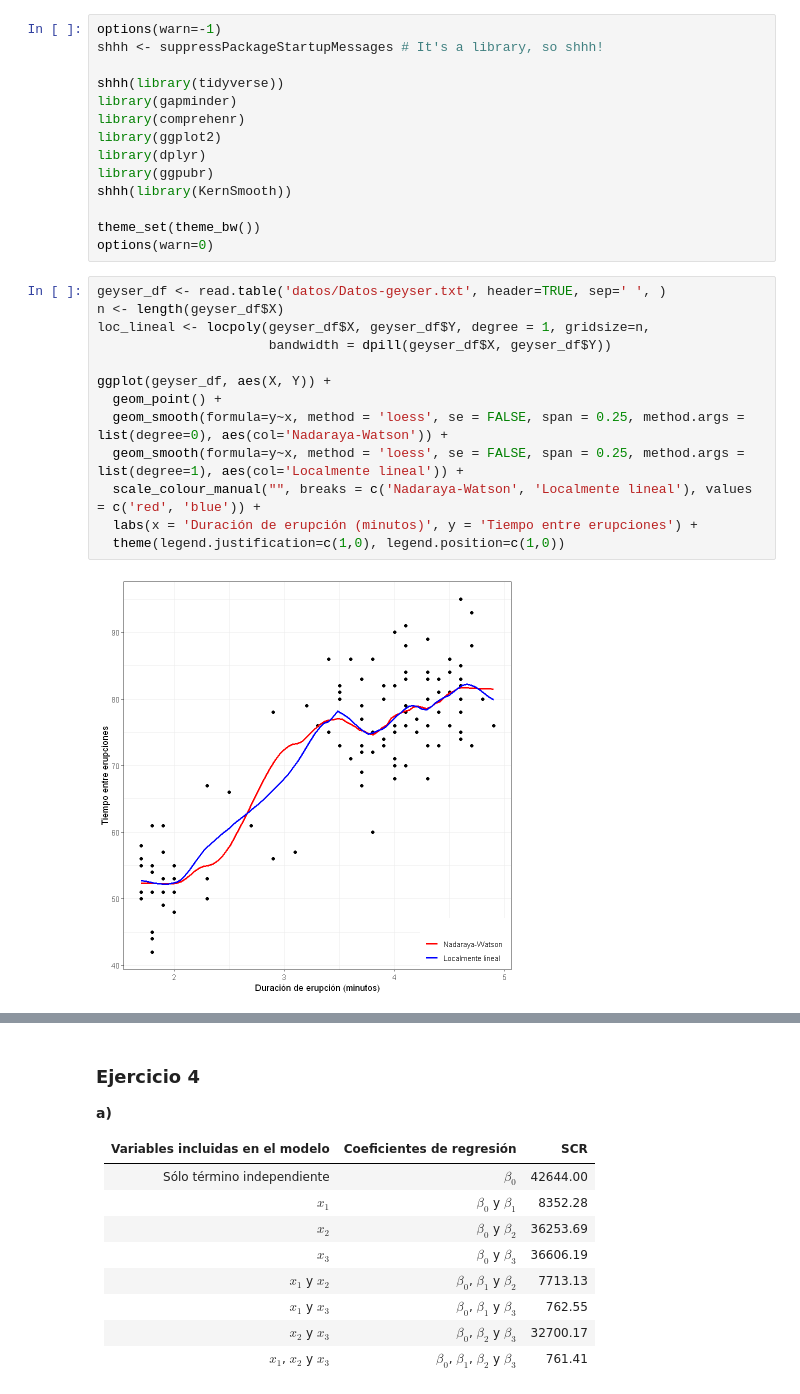
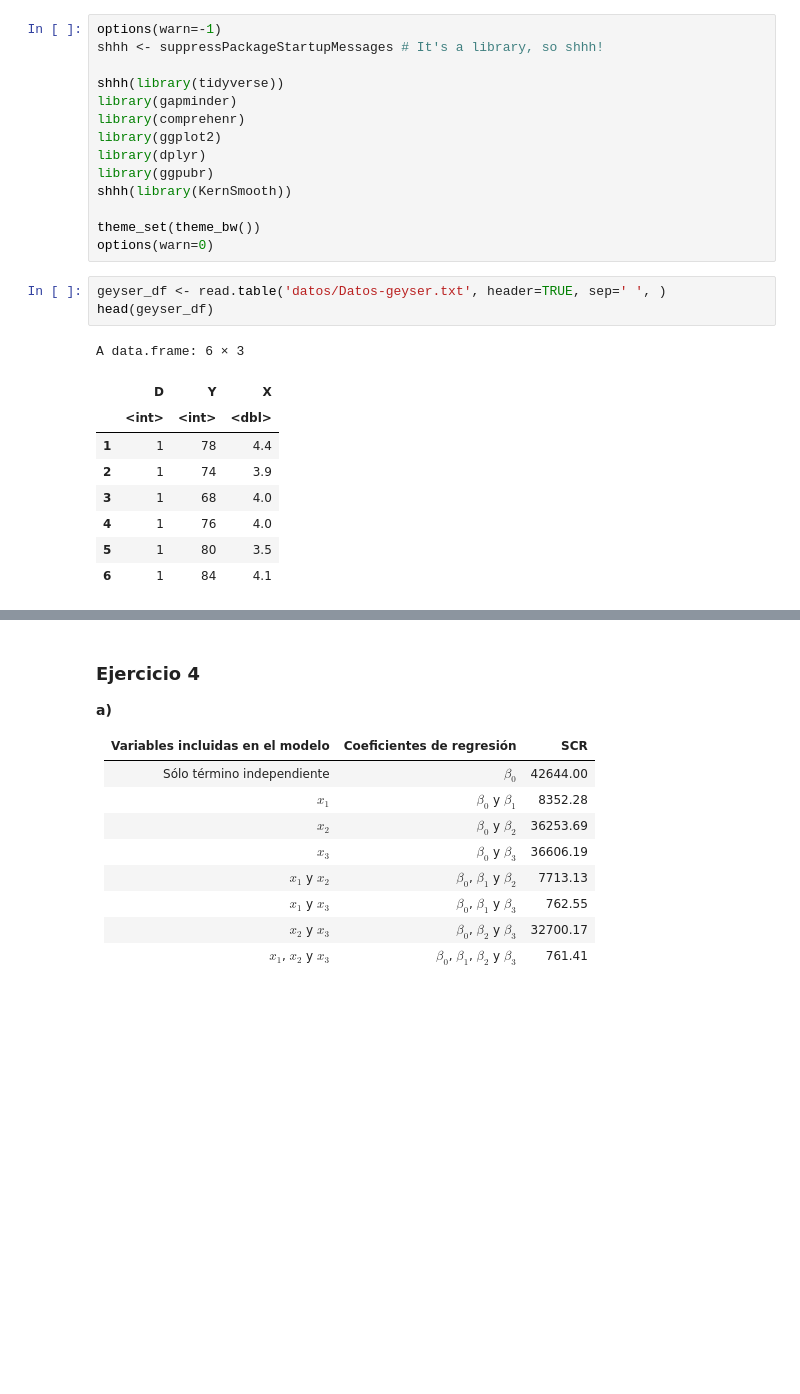
Before and after one commit to Ocete/mcd-mae, a Jupyter notebook: Entrega 3/ejercicios.ipynb, the cells around one changed output, grey strips where cells are left out. Cells and saved outputs as stored; diff of their text form; blank space fills up the shorter version.

```diff
--- a/Entrega 3/ejercicios.ipynb
+++ b/Entrega 3/ejercicios.ipynb
@@ -14,16 +14,14 @@ theme_set(theme_bw())
 options(warn=0)
 # %%
 geyser_df <- read.table('datos/Datos-geyser.txt', header=TRUE, sep=' ', )
-n <- length(geyser_df$X)
-loc_lineal <- locpoly(geyser_df$X, geyser_df$Y, degree = 1, gridsize=n,
-                      bandwidth = dpill(geyser_df$X, geyser_df$Y))
-
-ggplot(geyser_df, aes(X, Y)) +
-  geom_point() +
-  geom_smooth(formula=y~x, method = 'loess', se = FALSE, span = 0.25, method.args = list(degree=0), aes(col='Nadaraya-Watson')) +
-  geom_smooth(formula=y~x, method = 'loess', se = FALSE, span = 0.25, method.args = list(degree=1), aes(col='Localmente lineal')) +
-  scale_colour_manual("", breaks = c('Nadaraya-Watson', 'Localmente lineal'), values = c('red', 'blue')) +
-  labs(x = 'Duración de erupción (minutos)', y = 'Tiempo entre erupciones') +
-  theme(legend.justification=c(1,0), legend.position=c(1,0))
+head(geyser_df)
 # %% [output]
-[figure, removed]
+A data.frame: 6 × 3
+|  | D | Y | X |
+|  | <int> | <int> | <dbl> |
+| 1 | 1 | 78 | 4.4 |
+| 2 | 1 | 74 | 3.9 |
+| 3 | 1 | 68 | 4.0 |
+| 4 | 1 | 76 | 4.0 |
+| 5 | 1 | 80 | 3.5 |
+| 6 | 1 | 84 | 4.1 |
```
Also changed, not shown: parts of 10 cells of this notebook.
